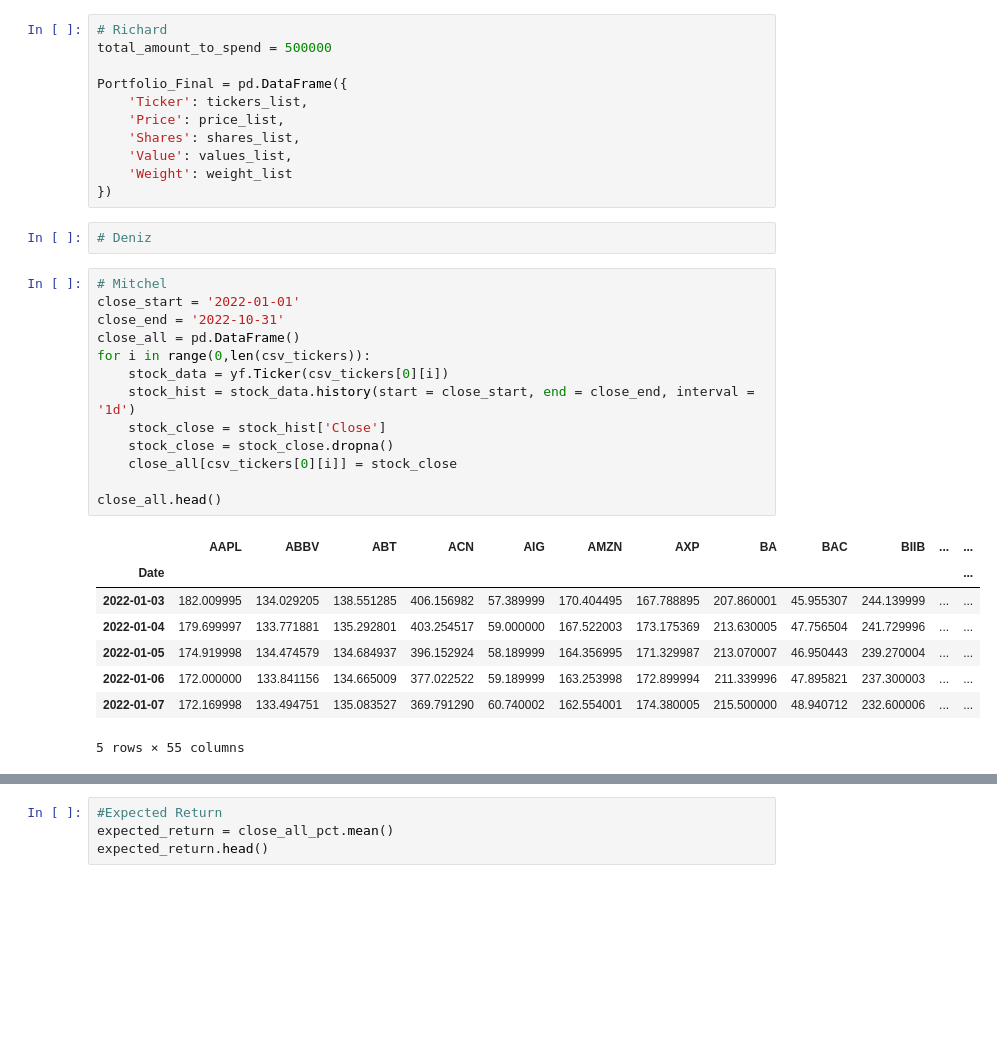
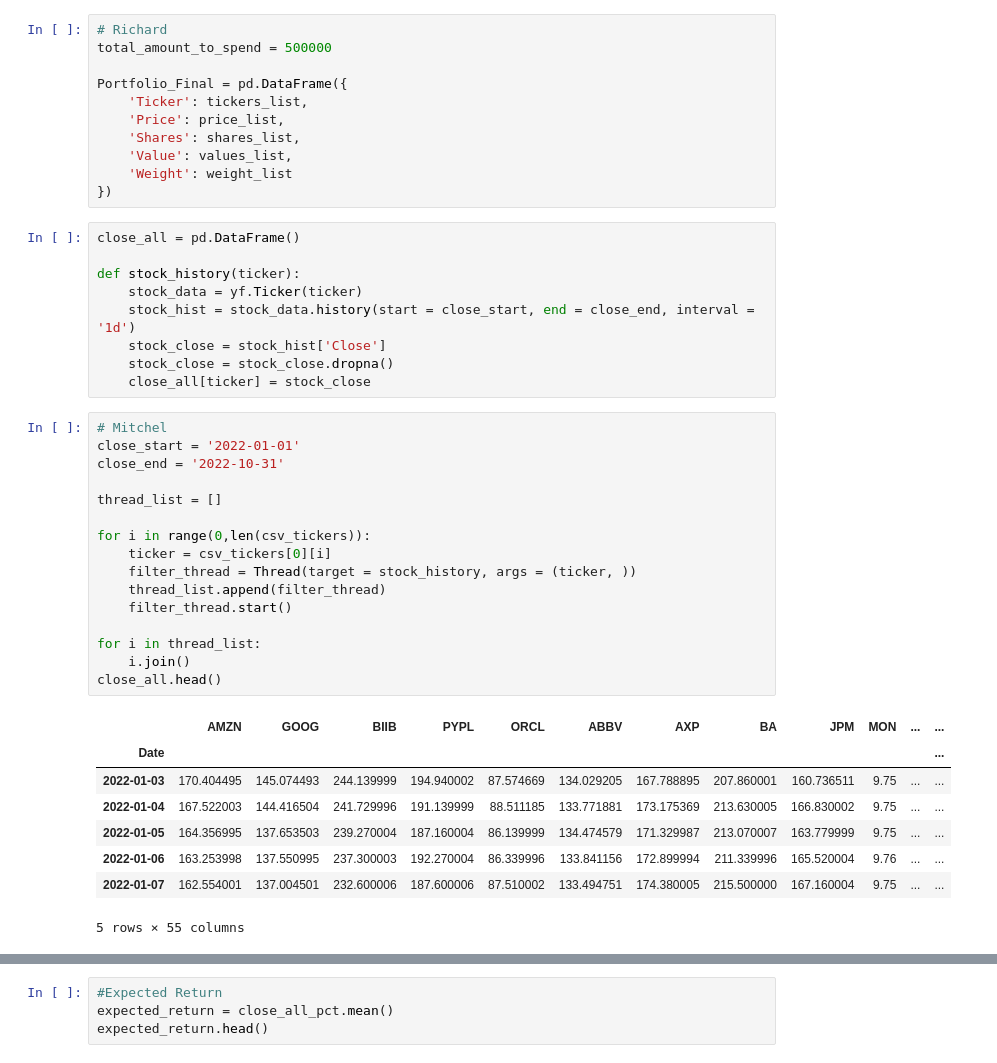
Before and after one commit to richardsha19/portfolio-manager, a Jupyter notebook: Main.ipynb, the cells around one changed output, grey strips where cells are left out. Drawn from its saved outputs; the diff is of its cells as text; blank space fills up the shorter version.

Commit message:
Implemented Additional Threading

```diff
--- a/Main.ipynb
+++ b/Main.ipynb
@@ -115,28 +115,38 @@ Portfolio_Final = pd.DataFrame({
     'Weight': weight_list
 })
 # %%
-# Deniz
+close_all = pd.DataFrame()
+
+def stock_history(ticker):
+    stock_data = yf.Ticker(ticker)
+    stock_hist = stock_data.history(start = close_start, end = close_end, interval = '1d')
+    stock_close = stock_hist['Close']
+    stock_close = stock_close.dropna()
+    close_all[ticker] = stock_close
 # %%
 # Mitchel
 close_start = '2022-01-01'
 close_end = '2022-10-31'
-close_all = pd.DataFrame()
+
+thread_list = []
+
 for i in range(0,len(csv_tickers)):
-    stock_data = yf.Ticker(csv_tickers[0][i])
-    stock_hist = stock_data.history(start = close_start, end = close_end, interval = '1d')
-    stock_close = stock_hist['Close']
-    stock_close = stock_close.dropna()
-    close_all[csv_tickers[0][i]] = stock_close
+    ticker = csv_tickers[0][i]
+    filter_thread = Thread(target = stock_history, args = (ticker, ))
+    thread_list.append(filter_thread)
+    filter_thread.start()
 
+for i in thread_list:
+    i.join()
 close_all.head()
 # %% [output]
-|  | AAPL | ABBV | ABT | ACN | AIG | AMZN | AXP | BA | BAC | BIIB | ... | ... |
+|  | AMZN | GOOG | BIIB | PYPL | ORCL | ABBV | AXP | BA | JPM | MON | ... | ... |
 | Date |  |  |  |  |  |  |  |  |  |  |  | ... |
-| 2022-01-03 | 182.009995 | 134.029205 | 138.551285 | 406.156982 | 57.389999 | 170.404495 | 167.788895 | 207.860001 | 45.955307 | 244.139999 | ... | ... |
-| 2022-01-04 | 179.699997 | 133.771881 | 135.292801 | 403.254517 | 59.000000 | 167.522003 | 173.175369 | 213.630005 | 47.756504 | 241.729996 | ... | ... |
-| 2022-01-05 | 174.919998 | 134.474579 | 134.684937 | 396.152924 | 58.189999 | 164.356995 | 171.329987 | 213.070007 | 46.950443 | 239.270004 | ... | ... |
-| 2022-01-06 | 172.000000 | 133.841156 | 134.665009 | 377.022522 | 59.189999 | 163.253998 | 172.899994 | 211.339996 | 47.895821 | 237.300003 | ... | ... |
-| 2022-01-07 | 172.169998 | 133.494751 | 135.083527 | 369.791290 | 60.740002 | 162.554001 | 174.380005 | 215.500000 | 48.940712 | 232.600006 | ... | ... |
+| 2022-01-03 | 170.404495 | 145.074493 | 244.139999 | 194.940002 | 87.574669 | 134.029205 | 167.788895 | 207.860001 | 160.736511 | 9.75 | ... | ... |
+| 2022-01-04 | 167.522003 | 144.416504 | 241.729996 | 191.139999 | 88.511185 | 133.771881 | 173.175369 | 213.630005 | 166.830002 | 9.75 | ... | ... |
+| 2022-01-05 | 164.356995 | 137.653503 | 239.270004 | 187.160004 | 86.139999 | 134.474579 | 171.329987 | 213.070007 | 163.779999 | 9.75 | ... | ... |
+| 2022-01-06 | 163.253998 | 137.550995 | 237.300003 | 192.270004 | 86.339996 | 133.841156 | 172.899994 | 211.339996 | 165.520004 | 9.76 | ... | ... |
+| 2022-01-07 | 162.554001 | 137.004501 | 232.600006 | 187.600006 | 87.510002 | 133.494751 | 174.380005 | 215.500000 | 167.160004 | 9.75 | ... | ... |
 5 rows × 55 columns
 # %%
 close_all_pct = close_all.pct_change() * 100
```
Also changed, not shown: parts of 4 cells of this notebook.
